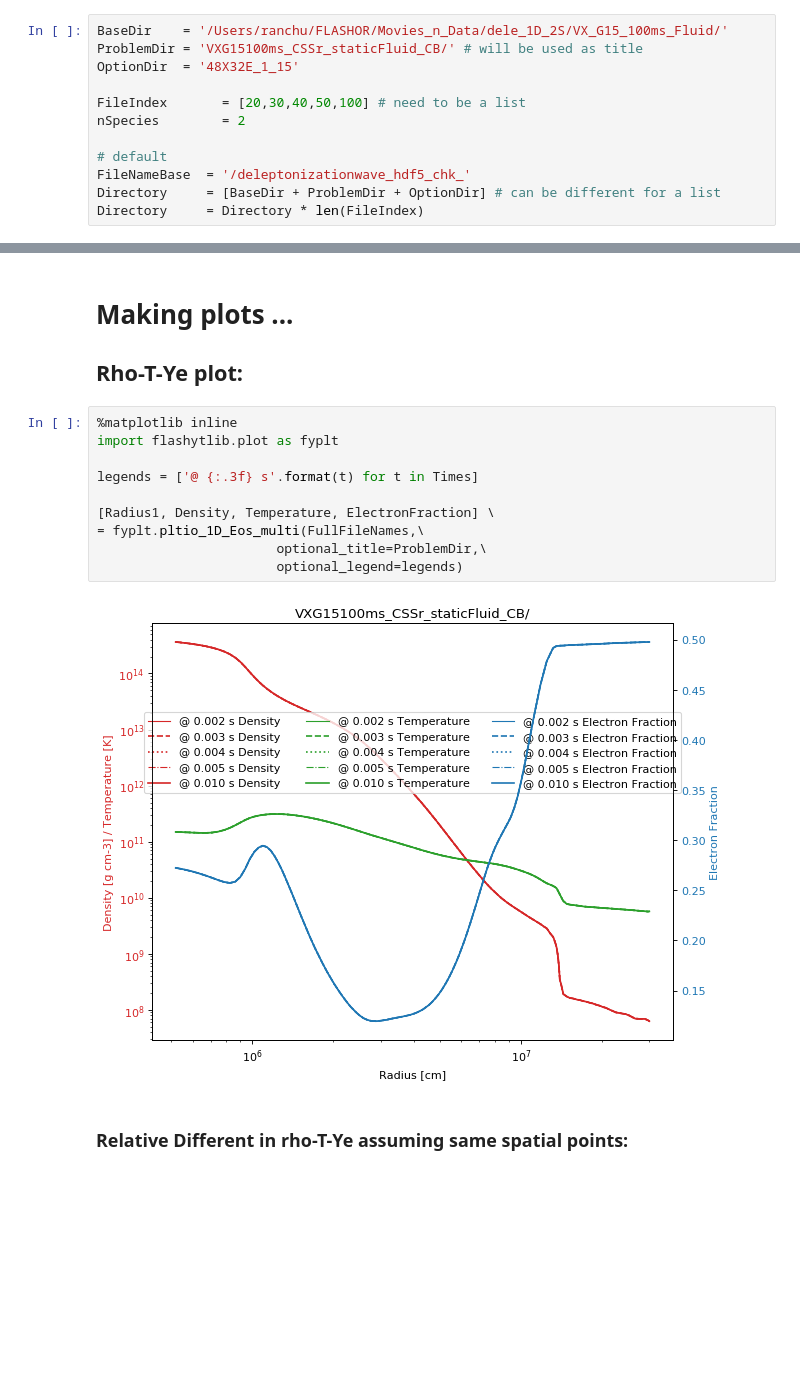
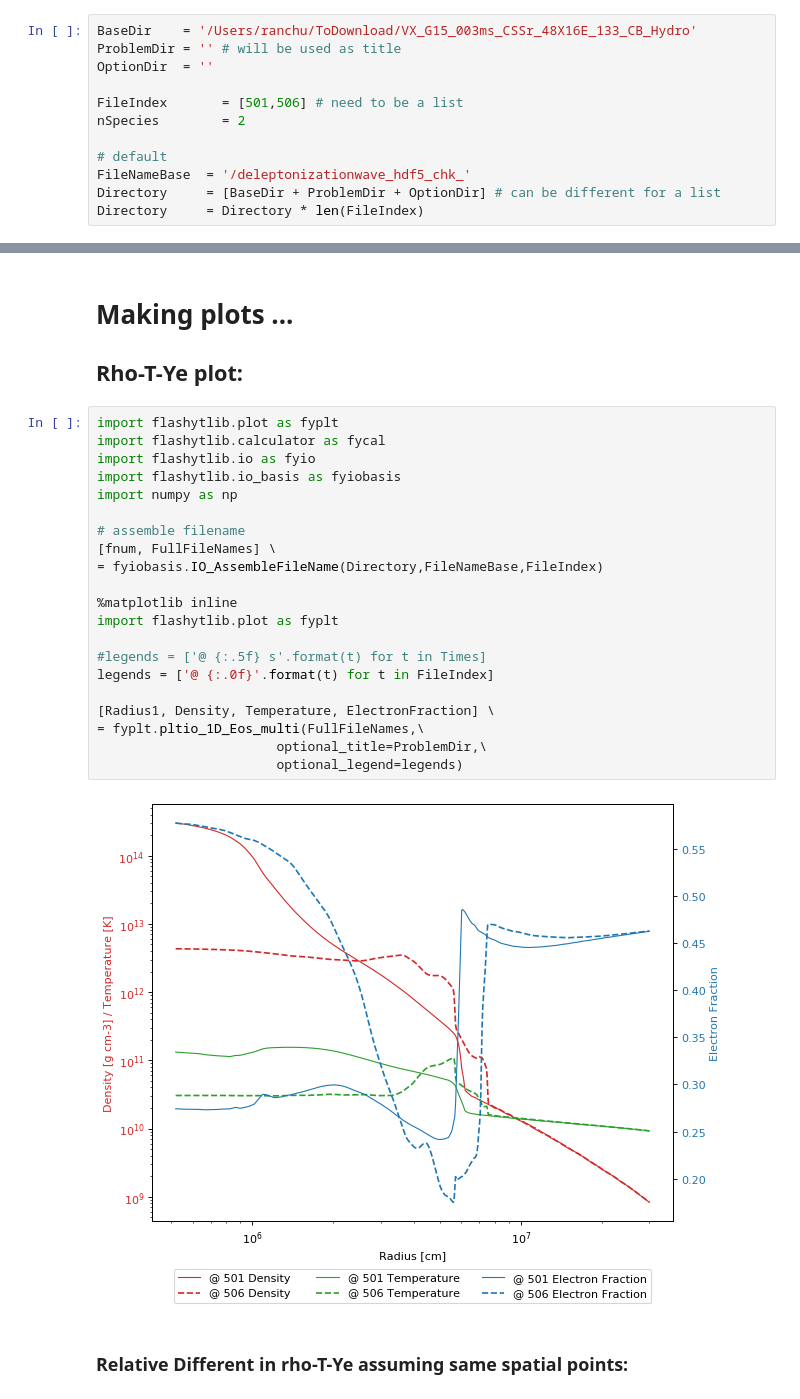
Before and after one commit to ranchu1/Analysis_FLASH, a Jupyter notebook: unitTests/2-[When-Stationary-State]1D.ipynb, the cells around one changed output, grey strips where cells are left out. Cells and saved outputs as stored; diff of their text form; blank space fills up the shorter version.

```diff
--- a/unitTests/2-[When-Stationary-State]1D.ipynb
+++ b/unitTests/2-[When-Stationary-State]1D.ipynb
@@ -1,11 +1,11 @@
 # %% [markdown]
 ## - To compare multiple files for files under a same directory
 # %%
-BaseDir    = '/Users/ranchu/FLASHOR/Movies_n_Data/dele_1D_2S/VX_G15_100ms_Fluid/'
-ProblemDir = 'VXG15100ms_CSSr_staticFluid_CB/' # will be used as title
-OptionDir  = '48X32E_1_15'
+BaseDir    = '/Users/ranchu/ToDownload/VX_G15_003ms_CSSr_48X16E_133_CB_Hydro'
+ProblemDir = '' # will be used as title
+OptionDir  = ''
 
-FileIndex       = [20,30,40,50,100] # need to be a list
+FileIndex       = [501,506] # need to be a list
 nSpecies        = 2
 
 # default
@@ -38,17 +38,28 @@ shape NumbDe [nfum,nS,nR] (5, 2, 768)
 # Making plots ...
 ## Rho-T-Ye plot:
 # %%
+import flashytlib.plot as fyplt
+import flashytlib.calculator as fycal
+import flashytlib.io as fyio
+import flashytlib.io_basis as fyiobasis
+import numpy as np
+
+# assemble filename
+[fnum, FullFileNames] \
+= fyiobasis.IO_AssembleFileName(Directory,FileNameBase,FileIndex)
+
 %matplotlib inline
 import flashytlib.plot as fyplt
 
-legends = ['@ {:.3f} s'.format(t) for t in Times]
+#legends = ['@ {:.5f} s'.format(t) for t in Times]
+legends = ['@ {:.0f}'.format(t) for t in FileIndex]
 
 [Radius1, Density, Temperature, ElectronFraction] \
 = fyplt.pltio_1D_Eos_multi(FullFileNames,\
                        optional_title=ProblemDir,\
                        optional_legend=legends)
 # %% [output]
-[figure, old version]
+[figure, new version]
 # %% [markdown]
 ### Relative Different in rho-T-Ye assuming same spatial points:
 # %%
```
Also changed, not shown: parts of 8 cells of this notebook, 2 other files.
